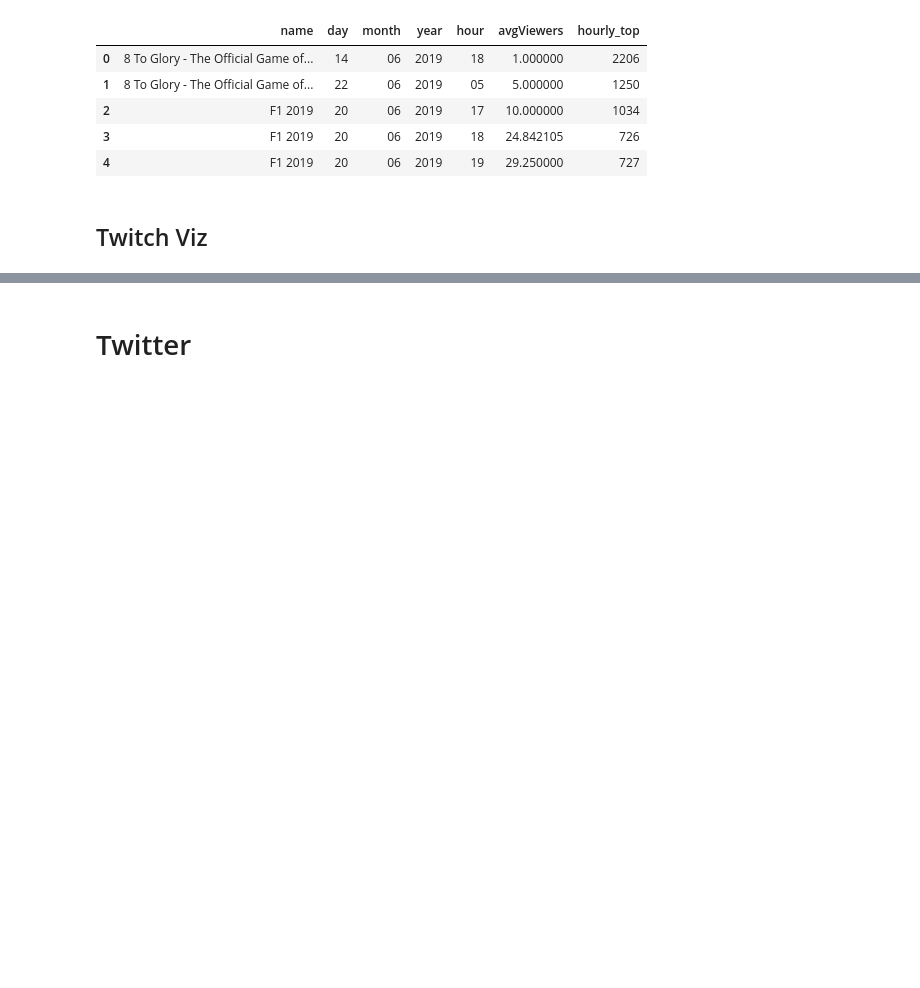
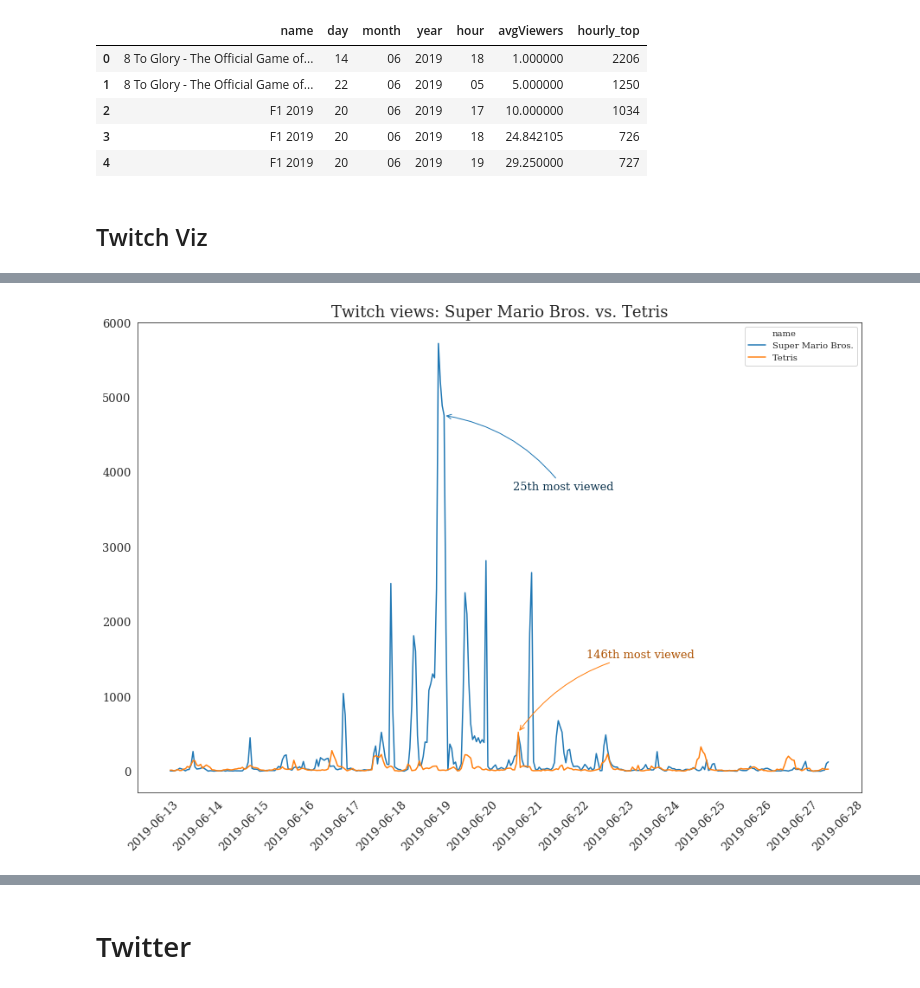
Before and after one commit to hechmik/videogames_buzz, a Jupyter notebook: notebooks/data_visualization.ipynb, the cells around one changed output, grey strips where cells are left out. Saved outputs shown, nothing was run; the diff lists cells and outputs as text; code cells hidden in the pictures; blank space fills up the shorter version.

```diff
--- a/notebooks/data_visualization.ipynb
+++ b/notebooks/data_visualization.ipynb
@@ -228,0 +266,4 @@ plot_twitch(["Super Smash Bros. Melee"], dfh, how = 'daily')
+# %%
+plot_twitch([ "Super Mario Bros.",  'Tetris'], dfh, how = 'hourly', text_coors = [[1.5, - 1000], [1.5, 1000]])
+# %% [output]
+[figure, added]
```
Also changed, not shown: parts of 8 cells of this notebook.
